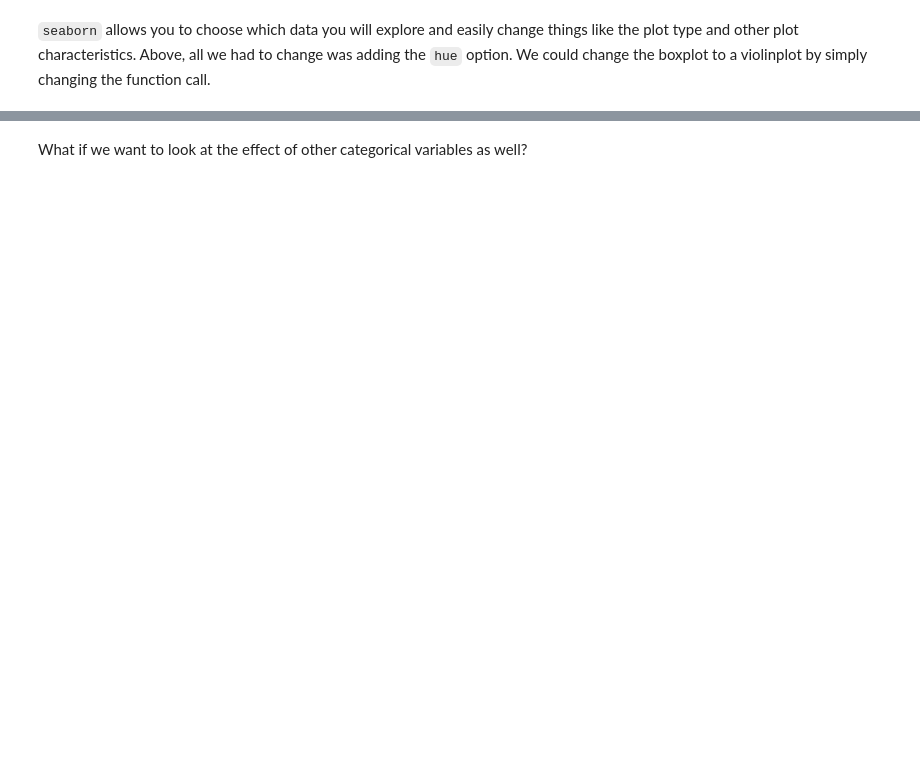
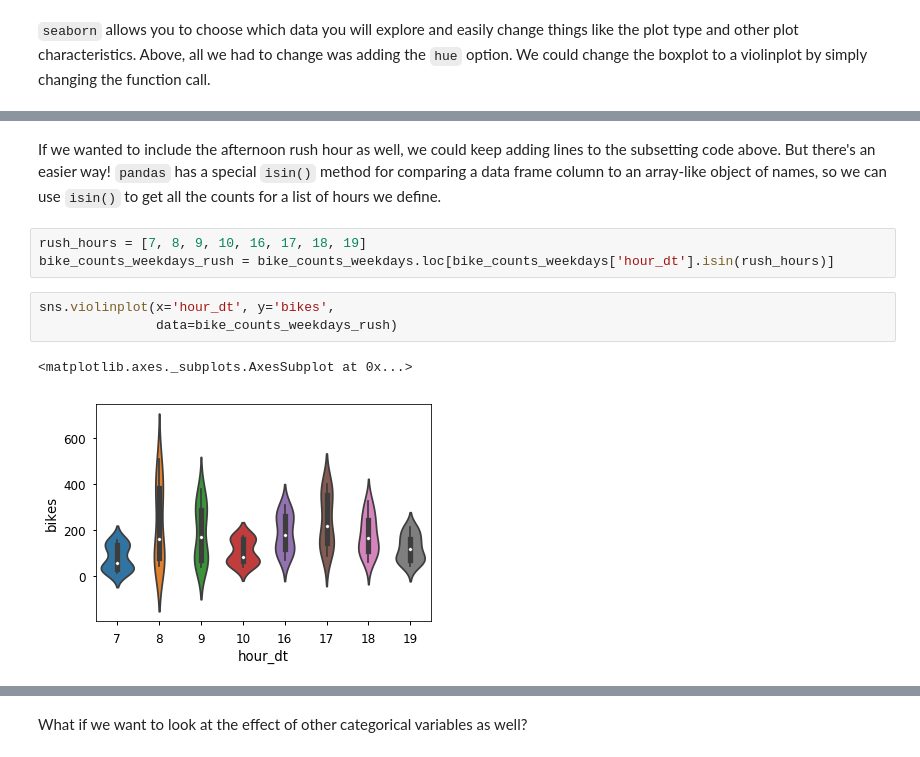
Before and after one commit to mbonsma/python-workshop, a Jupyter notebook: python-workshop.ipynb, the cells around one changed output, grey strips where cells are left out. Drawn from its saved outputs; the diff is of its cells as text; blank space fills up the shorter version.

```diff
--- a/python-workshop.ipynb
+++ b/python-workshop.ipynb
@@ -1605,0 +1665,11 @@ sns.violinplot(x='hour_dt', y='bikes',
+# %% [markdown]
+If we wanted to include the afternoon rush hour as well, we could keep adding lines to the subsetting code above. But there's an easier way! `pandas` has a special `isin()` method for comparing a data frame column to an array-like object of names, so we can use `isin()` to get all the counts for a list of hours we define.
+# %%
+rush_hours = [7, 8, 9, 10, 16, 17, 18, 19]
+bike_counts_weekdays_rush = bike_counts_weekdays.loc[bike_counts_weekdays['hour_dt'].isin(rush_hours)]
+# %%
+sns.violinplot(x='hour_dt', y='bikes',
+               data=bike_counts_weekdays_rush)
+# %% [output]
+<matplotlib.axes._subplots.AxesSubplot at 0x...>
+[figure, added]
```
Also changed, not shown: parts of 32 cells of this notebook.
